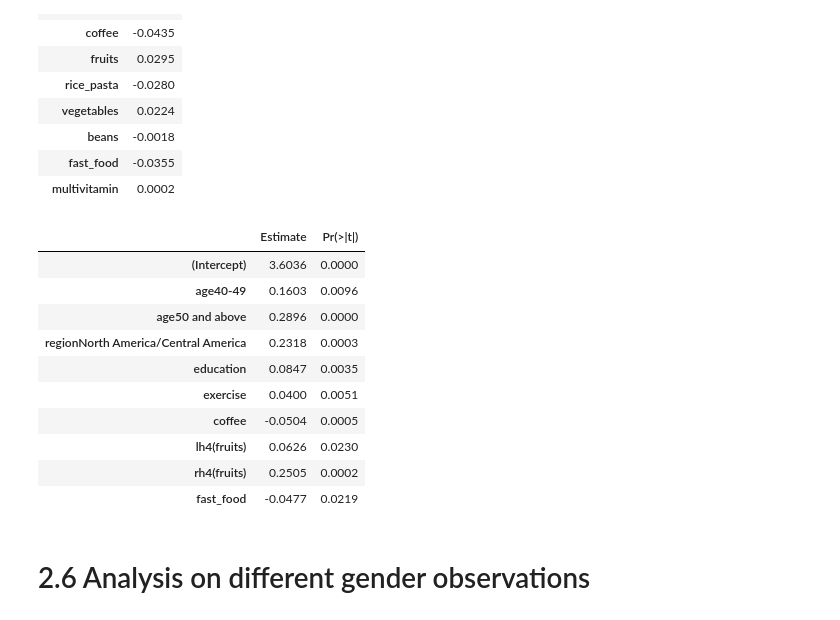
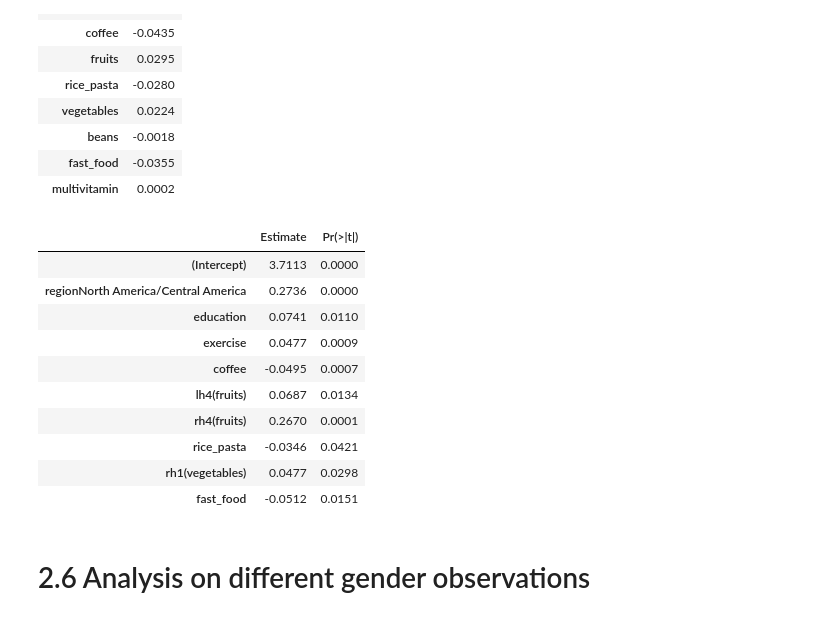
Before and after one commit to LimboRift/Diet, a Jupyter notebook: Diet.ipynb, the cells around one changed output. Saved outputs shown, nothing was run; the diff lists cells and outputs as text; code cells hidden in the pictures.

```diff
--- a/Diet.ipynb
+++ b/Diet.ipynb
@@ -99,7 +118,6 @@ for (i in 1:length(data)) {
 dim(data)[1]
 
 #Remove observations with N/A
-data =
 data = na.omit(data)
 
 #Remove, combine and rename
@@ -895,23 +923,23 @@ round(as.matrix(mod_lasso_old$beta[which(mod_lasso_old$beta!=0),]),4)
 | fast_food | -0.0355 |
 | multivitamin | 0.0002 |
 # %%
-lmod_lasso_old = lm(y~gender + age + region + education + diet + exercise + breakfast + lh1(whole_grain) +rh1(whole_grain)
+lmod_lasso_old = lm(y~gender + region + education + diet + exercise + breakfast + lh1(whole_grain) +rh1(whole_grain)
                   + dairy_product + coffee + lh4(fruits) + rh4(fruits) + rice_pasta
                     + lh1(vegetables) + rh1(vegetables) + beans + fast_food +multivitamin
                    ,data = df_old)
 round(summary(lmod_lasso_old)$coef[which(summary(lmod_lasso_old)$coef[,4] <= .05),c(1,4)],4)
 # %% [output]
 |  | Estimate | Pr(>|t|) |
-| (Intercept) | 3.6036 | 0.0000 |
-| age40-49 | 0.1603 | 0.0096 |
-| age50 and above | 0.2896 | 0.0000 |
-| regionNorth America/Central America | 0.2318 | 0.0003 |
-| education | 0.0847 | 0.0035 |
-| exercise | 0.0400 | 0.0051 |
-| coffee | -0.0504 | 0.0005 |
-| lh4(fruits) | 0.0626 | 0.0230 |
-| rh4(fruits) | 0.2505 | 0.0002 |
-| fast_food | -0.0477 | 0.0219 |
+| (Intercept) | 3.7113 | 0.0000 |
+| regionNorth America/Central America | 0.2736 | 0.0000 |
+| education | 0.0741 | 0.0110 |
+| exercise | 0.0477 | 0.0009 |
+| coffee | -0.0495 | 0.0007 |
+| lh4(fruits) | 0.0687 | 0.0134 |
+| rh4(fruits) | 0.2670 | 0.0001 |
+| rice_pasta | -0.0346 | 0.0421 |
+| rh1(vegetables) | 0.0477 | 0.0298 |
+| fast_food | -0.0512 | 0.0151 |
 # %% [markdown]
 # 2.6 Analysis on different gender observations
 # %% [markdown]
```
Also changed, not shown: parts of 12 cells of this notebook, 17 other files.
